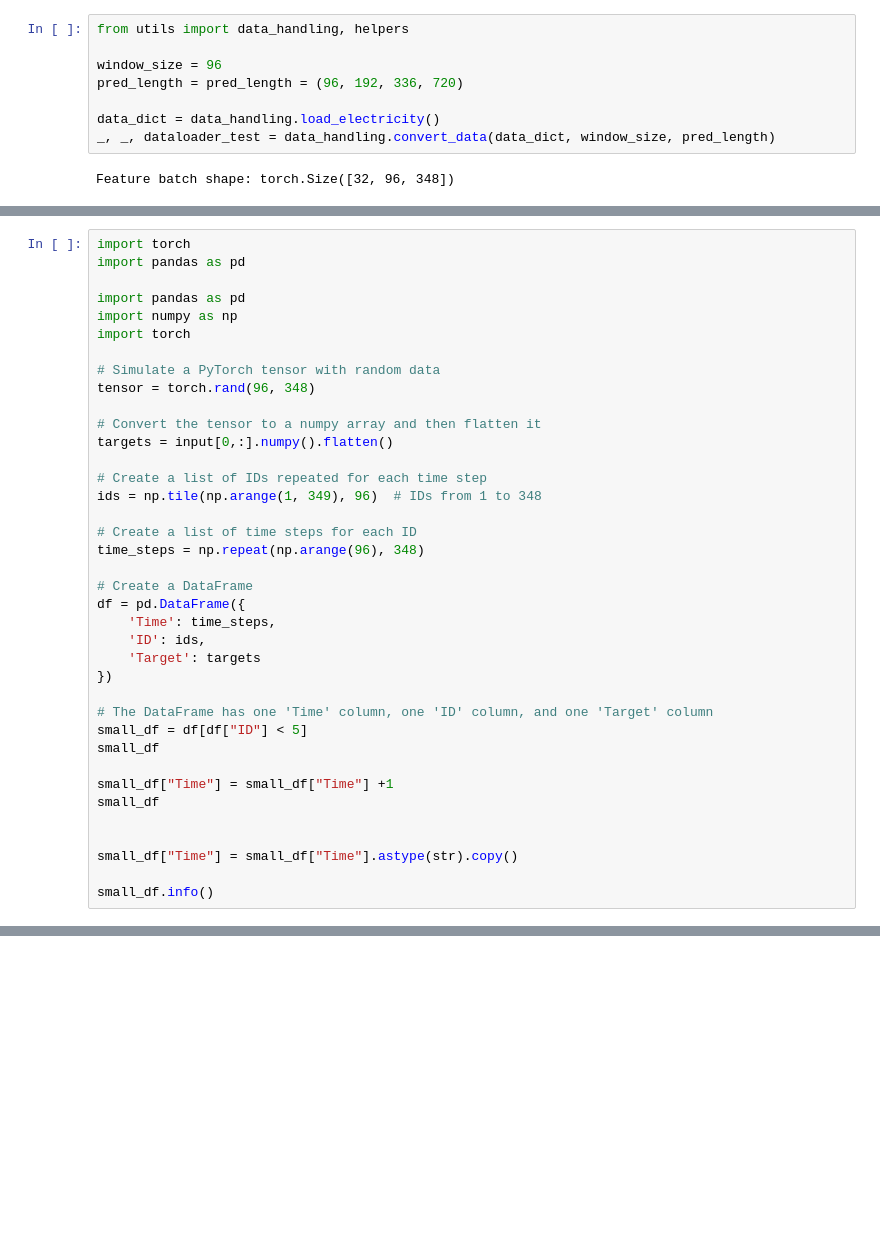
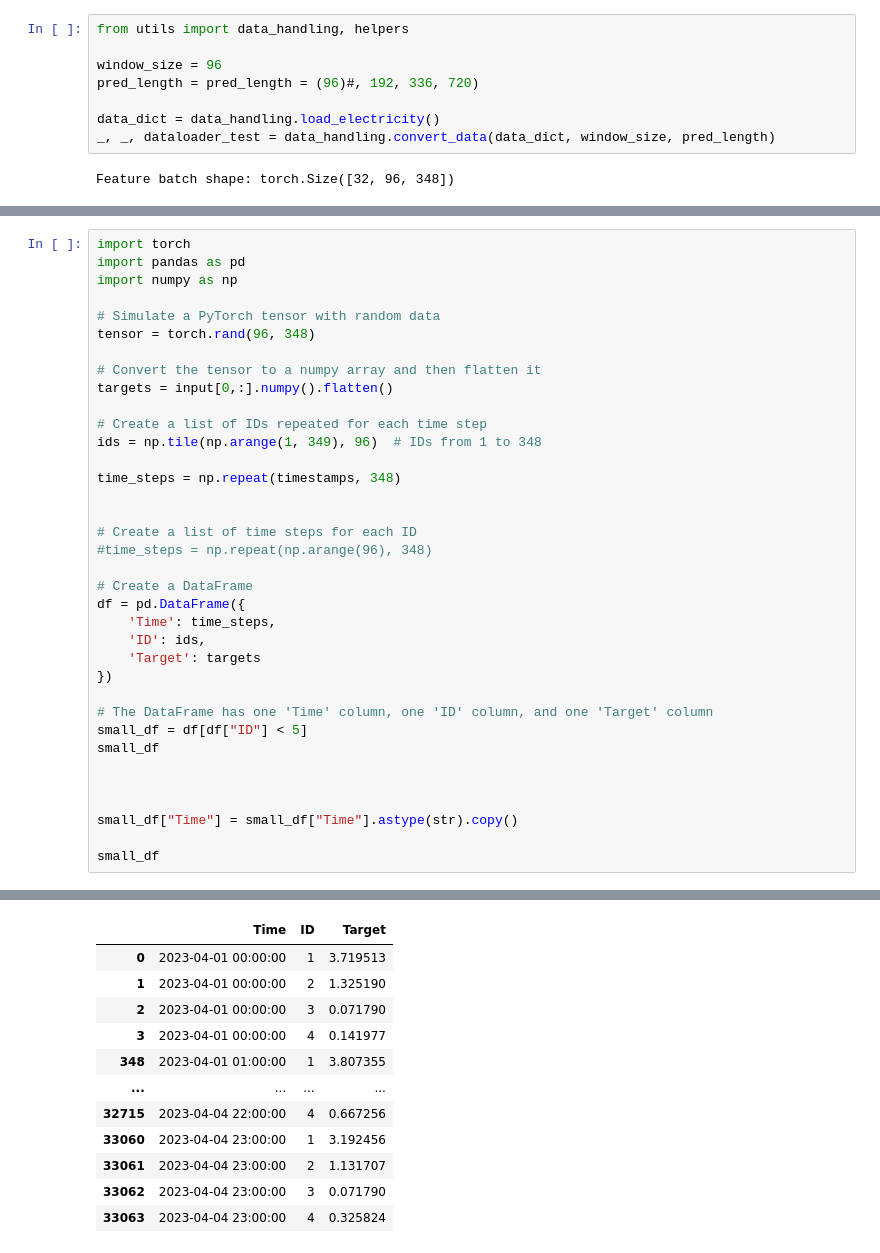
Before and after one commit to ben10ben/thesis, a Jupyter notebook: src/TimeGPT.ipynb, the cells around one changed output, grey strips where cells are left out. Drawn from its saved outputs; the diff is of its cells as text; blank space fills up the shorter version.

```diff
--- a/src/TimeGPT.ipynb
+++ b/src/TimeGPT.ipynb
@@ -22,7 +22,7 @@ True
 from utils import data_handling, helpers
 
 window_size = 96
-pred_length = pred_length = (96, 192, 336, 720)
+pred_length = pred_length = (96)#, 192, 336, 720)
 
 data_dict = data_handling.load_electricity()
 _, _, dataloader_test = data_handling.convert_data(data_dict, window_size, pred_length)
@@ -37,10 +41,7 @@ torch.Size([96, 348])
 # %%
 import torch
 import pandas as pd
-
-import pandas as pd
 import numpy as np
-import torch
 
 # Simulate a PyTorch tensor with random data
 tensor = torch.rand(96, 348)
@@ -51,8 +52,11 @@ targets = input[0,:].numpy().flatten()
 # Create a list of IDs repeated for each time step
 ids = np.tile(np.arange(1, 349), 96)  # IDs from 1 to 348
 
+time_steps = np.repeat(timestamps, 348)
+
+
 # Create a list of time steps for each ID
-time_steps = np.repeat(np.arange(96), 348)
+#time_steps = np.repeat(np.arange(96), 348)
 
 # Create a DataFrame
 df = pd.DataFrame({
@@ -65,11 +69,9 @@ df = pd.DataFrame({
 small_df = df[df["ID"] < 5]
 small_df
 
-small_df["Time"] = small_df["Time"] +1
-small_df
 
 
 small_df["Time"] = small_df["Time"].astype(str).copy()
 
-small_df.info()
+small_df
 # %% [output]
@@ -85,0 +83,12 @@ memory usage: 10.5+ KB
+|  | Time | ID | Target |
+| 0 | 2023-04-01 00:00:00 | 1 | 3.719513 |
+| 1 | 2023-04-01 00:00:00 | 2 | 1.325190 |
+| 2 | 2023-04-01 00:00:00 | 3 | 0.071790 |
+| 3 | 2023-04-01 00:00:00 | 4 | 0.141977 |
+| 348 | 2023-04-01 01:00:00 | 1 | 3.807355 |
+| ... | ... | ... | ... |
+| 32715 | 2023-04-04 22:00:00 | 4 | 0.667256 |
+| 33060 | 2023-04-04 23:00:00 | 1 | 3.192456 |
+| 33061 | 2023-04-04 23:00:00 | 2 | 1.131707 |
+| 33062 | 2023-04-04 23:00:00 | 3 | 0.071790 |
+| 33063 | 2023-04-04 23:00:00 | 4 | 0.325824 |
```
Also changed, not shown: parts of 14 cells of this notebook, 2 other files.
